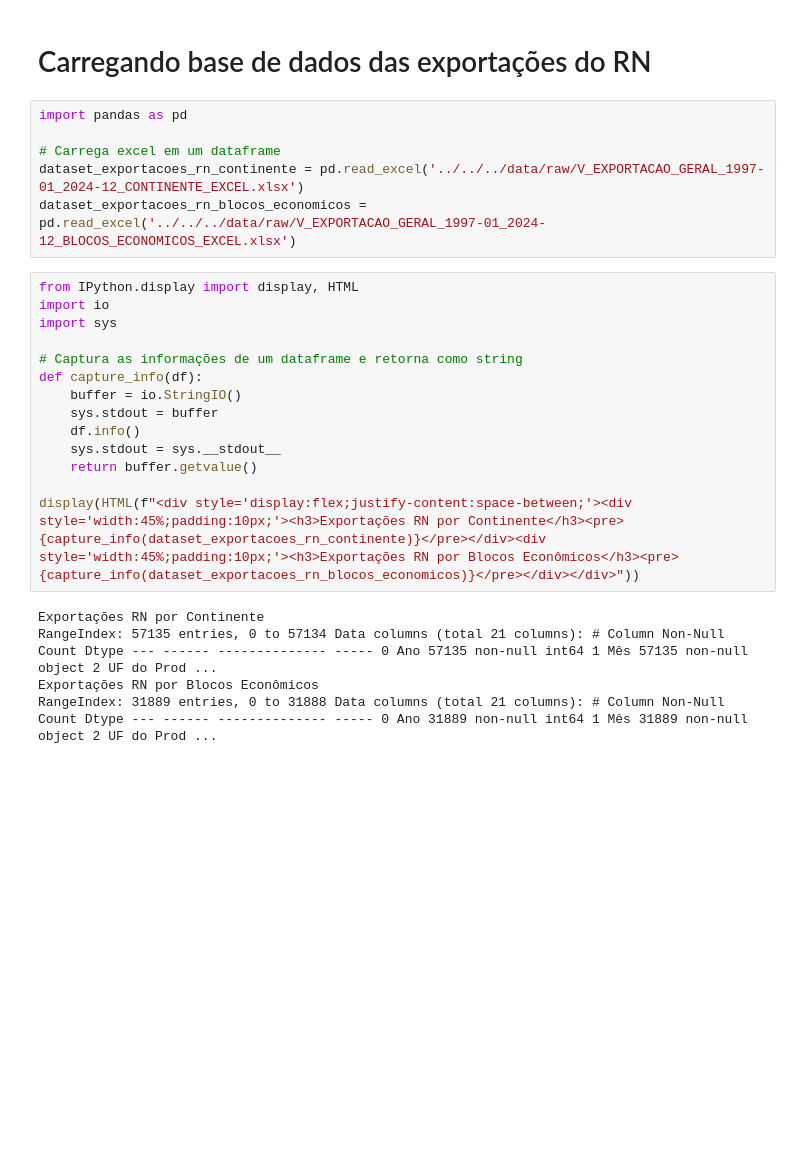
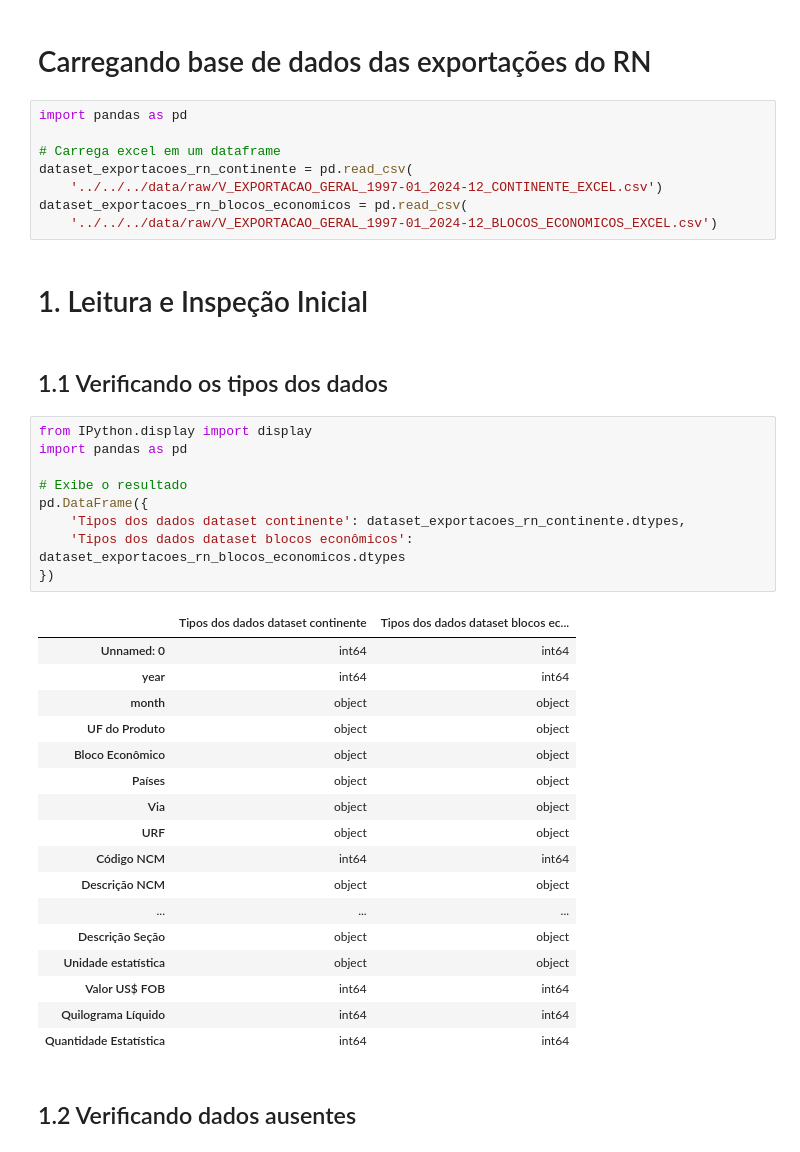
Before and after one commit to jgoulartf/analise_exportacoes_rn, a Jupyter notebook: src/notebooks/preprocessing/01_data_cleaning.ipynb, the cells around one changed output. Drawn from its saved outputs; the diff is of its cells as text; blank space fills up the shorter version.

```diff
--- a/src/notebooks/preprocessing/01_data_cleaning.ipynb
+++ b/src/notebooks/preprocessing/01_data_cleaning.ipynb
@@ -8,24 +8,40 @@
 import pandas as pd
 
 # Carrega excel em um dataframe
-dataset_exportacoes_rn_continente = pd.read_excel('../../../data/raw/V_EXPORTACAO_GERAL_1997-01_2024-12_CONTINENTE_EXCEL.xlsx')
-dataset_exportacoes_rn_blocos_economicos = pd.read_excel('../../../data/raw/V_EXPORTACAO_GERAL_1997-01_2024-12_BLOCOS_ECONOMICOS_EXCEL.xlsx')
+dataset_exportacoes_rn_continente = pd.read_csv(
+    '../../../data/raw/V_EXPORTACAO_GERAL_1997-01_2024-12_CONTINENTE_EXCEL.csv')
+dataset_exportacoes_rn_blocos_economicos = pd.read_csv(
+    '../../../data/raw/V_EXPORTACAO_GERAL_1997-01_2024-12_BLOCOS_ECONOMICOS_EXCEL.csv')
-# %%
-from IPython.display import display, HTML
-import io
-import sys
-
-# Captura as informações de um dataframe e retorna como string
-def capture_info(df):
-    buffer = io.StringIO()
-    sys.stdout = buffer
-    df.info()
-    sys.stdout = sys.__stdout__
-    return buffer.getvalue()
-
-display(HTML(f"<div style='display:flex;justify-content:space-between;'><div style='width:45%;padding:10px;'><h3>Exportações RN por Continente</h3><pre>{capture_info(dataset_exportacoes_rn_continente)}</pre></div><div style='width:45%;padding:10px;'><h3>Exportações RN por Blocos Econômicos</h3><pre>{capture_info(dataset_exportacoes_rn_blocos_economicos)}</pre></div></div>"))
-# %% [output]
-Exportações RN por Continente
-RangeIndex: 57135 entries, 0 to 57134 Data columns (total 21 columns): # Column Non-Null Count Dtype --- ------ -------------- ----- 0 Ano 57135 non-null int64 1 Mês 57135 non-null object 2 UF do Prod ...
-Exportações RN por Blocos Econômicos
-RangeIndex: 31889 entries, 0 to 31888 Data columns (total 21 columns): # Column Non-Null Count Dtype --- ------ -------------- ----- 0 Ano 31889 non-null int64 1 Mês 31889 non-null object 2 UF do Prod ...
+# %% [markdown]
+# 1. Leitura e Inspeção Inicial
+# %% [markdown]
+## 1.1 Verificando os tipos dos dados
+# %%
+from IPython.display import display
+import pandas as pd
+
+# Exibe o resultado
+pd.DataFrame({
+    'Tipos dos dados dataset continente': dataset_exportacoes_rn_continente.dtypes,
+    'Tipos dos dados dataset blocos econômicos': dataset_exportacoes_rn_blocos_economicos.dtypes
+})
+# %% [output]
+|  | Tipos dos dados dataset continente | Tipos dos dados dataset blocos ec... |
+| Unnamed: 0 | int64 | int64 |
+| year | int64 | int64 |
+| month | object | object |
+| UF do Produto | object | object |
+| Bloco Econômico | object | object |
+| Países | object | object |
+| Via | object | object |
+| URF | object | object |
+| Código NCM | int64 | int64 |
+| Descrição NCM | object | object |
+| ... | ... | ... |
+| Descrição Seção | object | object |
+| Unidade estatística | object | object |
+| Valor US$ FOB | int64 | int64 |
+| Quilograma Líquido | int64 | int64 |
+| Quantidade Estatística | int64 | int64 |
+# %% [markdown]
+## 1.2 Verificando dados ausentes
```
Also changed, not shown: parts of 23 cells of this notebook, 2 other files.
